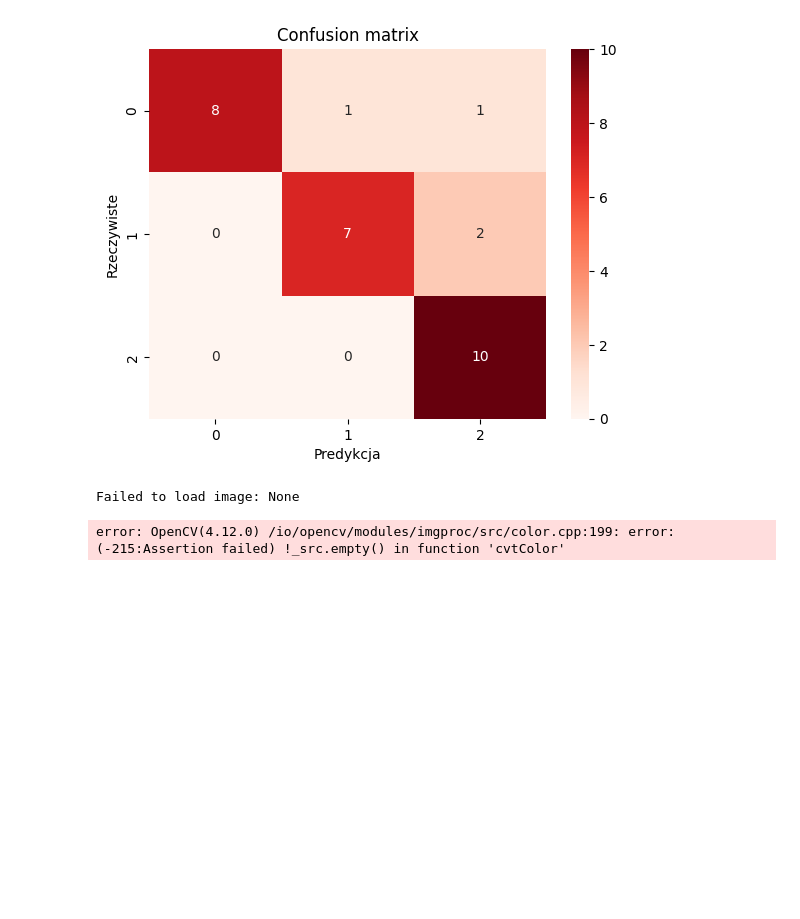
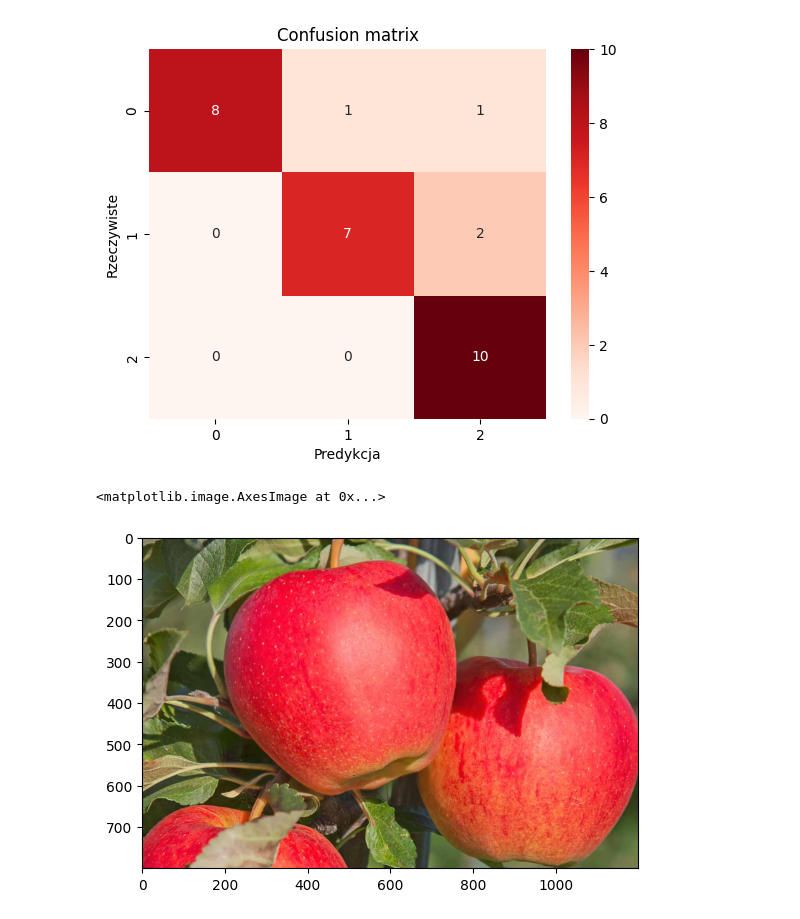
Before and after one commit to amalolepszy/fruit-image-recognition, a Jupyter notebook: Analiza_danych_multimedialnych.ipynb, the cells around one changed output. Cells and saved outputs as stored; diff of their text form; code cells hidden in the pictures; blank space fills up the shorter version.

```diff
--- a/Analiza_danych_multimedialnych.ipynb
+++ b/Analiza_danych_multimedialnych.ipynb
@@ -550,14 +531,15 @@ Dokładność dtc: 0.8621
 [figure]
 # %%
 import matplotlib.pyplot as plt
+import cv2
 
-test_apple_path = '/content/image_2025-12-19_200627285.png'
-img = cv2.imread(path + test_apple_path)
+test_apple_path = './Image_2.png'
+img = cv2.imread(test_apple_path)
 if img is None:
     print("Failed to load image:", img)
 
 # matplotlib potrzebuje RGB, cv2 podaje BGR
 plt.imshow(BGR2RGB(img))
 # %% [output]
-Failed to load image: None
+<matplotlib.image.AxesImage at 0x...>
-error: OpenCV(4.12.0) /io/opencv/modules/imgproc/src/color.cpp:199: error: (-215:Assertion failed) !_src.empty() in function 'cvtColor'
+[figure, added]
```
Also changed, not shown: parts of 24 cells of this notebook, 5 other files.
